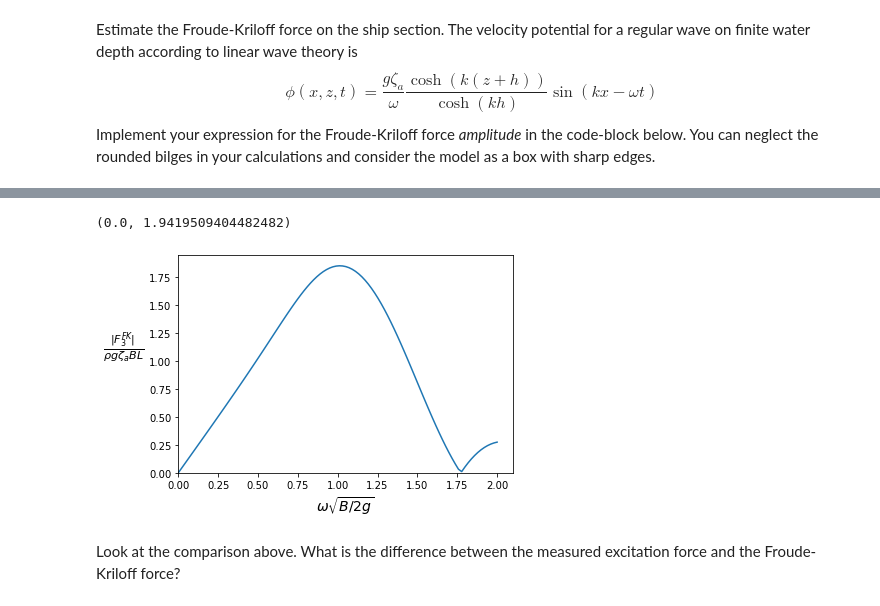
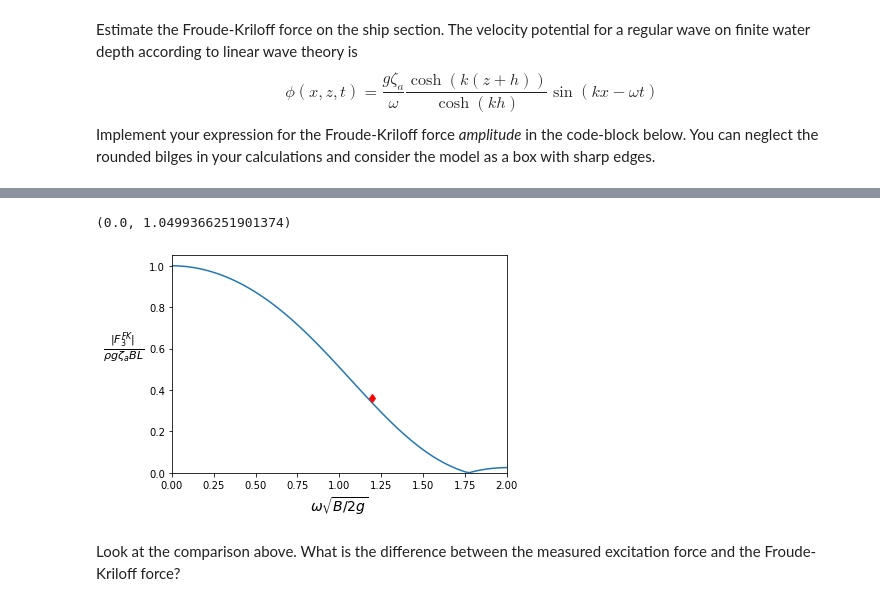
Before and after one commit to hydrodavid/tmr4247, a Jupyter notebook: lab_exercise.ipynb, the cells around one changed output, grey strips where cells are left out. Drawn from its saved outputs; the diff is of its cells as text; code cells hidden in the pictures.

```diff
--- a/lab_exercise.ipynb
+++ b/lab_exercise.ipynb
@@ -74,7 +98,7 @@ Looking at the dataframe above, we see that it might be convenient to rename the
 # %%
 # Let's rename the columns using the new names below:
 columnnames=df.keys()
-newnames=['Time', 'eta3', 'F2', 'F3', 'acc3', 'WP2']
+newnames=['Time', 'eta3', 'WM_pos', 'Fsig2', 'Fsig3', 'acc2', 'acc3', 'WP1', 'WP2', 'F2', 'F3']
 column_names = dict(zip(df.keys(), newnames))  # This creates a dictionary with {oldname: newname}
 df.rename(columns=column_names, inplace=True)
 
@@ -138,6 +170,6 @@ Text(0.5, 0, 'Time [s]')
 We see from the figure above that the raw signals contain some noise, in particular the acceleration and force measurements. A common procedure is to filter the data with a *low-pass filter*. This means that we filter away all high frequency components above a given threshold (cut-frequency) and let the low frequency components pass the filter. When defining the cut frequency, we must be sure that we don't remove "physical" frequencies associated with the waves. We will use $f_{cut}=5$Hz in the following.
 # %%
 # Let's filter the data using a low-pass filter to remove high frequency noise
-fcut=5 # [Hz] cut frequency
+fcut=8 # [Hz] cut frequency
 df_filtered = pp.filterDataFrame(df, fcut, fs)
 # %%
@@ -368,0 +468,20 @@ print(df2.head()) # The data below is not from diffraction test...
+# %%
+#locate zero upcrossings of measured heave (we then have two full cycles)
+iups = np.ravel(np.argwhere(np.diff(np.sign(df2_steady['F3'].values)) > 0))
+print(df2_steady.index[iups])
+
+nPer = len(iups)-1 # Number of oscillation periods
+
+# Wave period
+Tp = np.mean(np.diff(df2_steady.index[iups]))
+omg1 = 2*np.pi/Tp
+
+# Input wave amplitude
+A = 0.0125
+
+# Extract force amplitude
+Fex3a = 0.5*(np.max(df2_steady['F3'].iloc[iups[0]:iups[1]])-np.min(df2_steady['F3'].iloc[iups[0]:iups[1]]))
+
+print("Number of wave periods: {}".format(nPer))
+print("Wave period: T={}".format(Tp))
+print("Fex3a={:.3f}".format(Fex3a))
@@ -381,5 +500,5 @@ $$F_3^{FK}= 2\rho g \zeta_a L\frac{\cosh(k(h-T))}{\cosh(kh)}\sin(\frac{kB}{2})\c
 # %%
-def computeFroudeKriloff(omega, k, A, h, B, T):
+def computeFroudeKriloff(omega, k, A, h, B, d):
     '''
     Compute Froude-Kriloff force in heave.
     param [in] omega: [rad/s] Wave frequency
@@ -387,42 +506,42 @@ def computeFroudeKriloff(omega, k, A, h, B, T):
     param [in] A: [m] Wave amplitude
     param [in] h: [m] Water depth
     param [in] B: [m] Model beam
-    param [in] T: [m] Model draft
+    param [in] d: [m] Model draft
 
     return F3fk_amp [N/m] Froude-Kriloff force amplitude in heave
     '''
-
-    #pass # Put your code here (remove "pass")
-
-    # Solution
-    F3fk_amp = 2*rho*g*A*np.cosh(kvec*(h-T))/np.cosh(kvec*h)*np.sin(kvec*B/2)
+    rho=1000.
+    g = 9.81
+    F3fk_amp = 2*rho*g*A*L/k*np.cosh(k*(-d+h))/np.cosh(k*h)*np.sin(k*B/2)
 
     return F3fk_amp
 # %%
 # Construct a nondimensional frequency array, spanning the same frequencies as the radiation problem.
 omghat = np.linspace(0.001, 2, 100)
 omgvec = omghat/np.sqrt(B/(2*g)) # [rad/s] wave frequency
+omg1hat = omg1*np.sqrt(B/(2*g))
 
 # Create array of wavenumbers for given wave frequencies and waterdepth in the wave tank
 kvec = np.array([aw.findWaveNumber(omega_i, waterDepth=h) for omega_i in omgvec]) # Iterate over frequency array
 
 Avec = np.ones_like(kvec) # Unit wave amplitudes
 
 # Vertical Froude-Kriloff force amplitude (per unit length):
-F3fk_amp = computeFroudeKriloff(omgvec, kvec, Avec, h, B, T)
+F3fk_amp = computeFroudeKriloff(omgvec, kvec, Avec, h, B, d)
 
 # We don't need interactive plotting here...
 %matplotlib inline
 
 # Plot results
 fig3 = plt.figure()
-plt.plot(omghat, np.abs(F3fk_amp)/(rho*g*A*B))
+plt.plot(omghat, np.abs(F3fk_amp)/(rho*g*B*L))
+plt.plot(omg1hat, 200*np.abs(Fex3a)/(rho*g*A*B*L), 'rd', label=r'$F_3^{Ex.}$')
 plt.xlabel(r"$\omega\sqrt{B/2g}$", fontsize=14)
 plt.ylabel(r"$\frac{|F_3^{FK}|}{\rho g\zeta_a BL}$", rotation=0, fontsize=16, labelpad=25)
-plt.xlim(xmin=0)
+plt.xlim(xmin=0, xmax=np.max(omghat))
 plt.ylim(ymin=0)
 # %% [output]
-(0.0, 1.9419509404482482)
+(0.0, 1.0499366251901374)
-[figure, old version]
+[figure, new version]
 # %% [markdown]
 Look at the comparison above. What is the difference between the measured excitation force and the Froude-Kriloff force?
```
Also changed, not shown: parts of 23 cells of this notebook, 1 other file.
